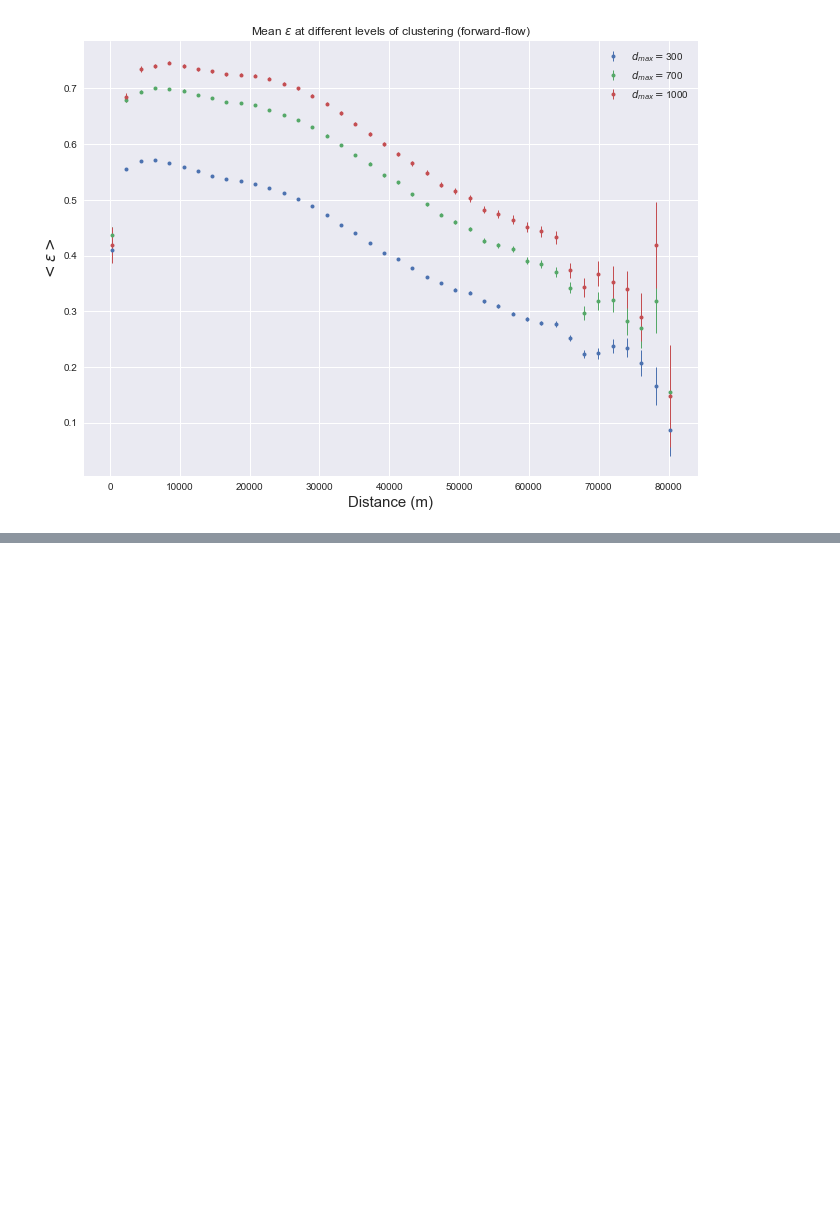
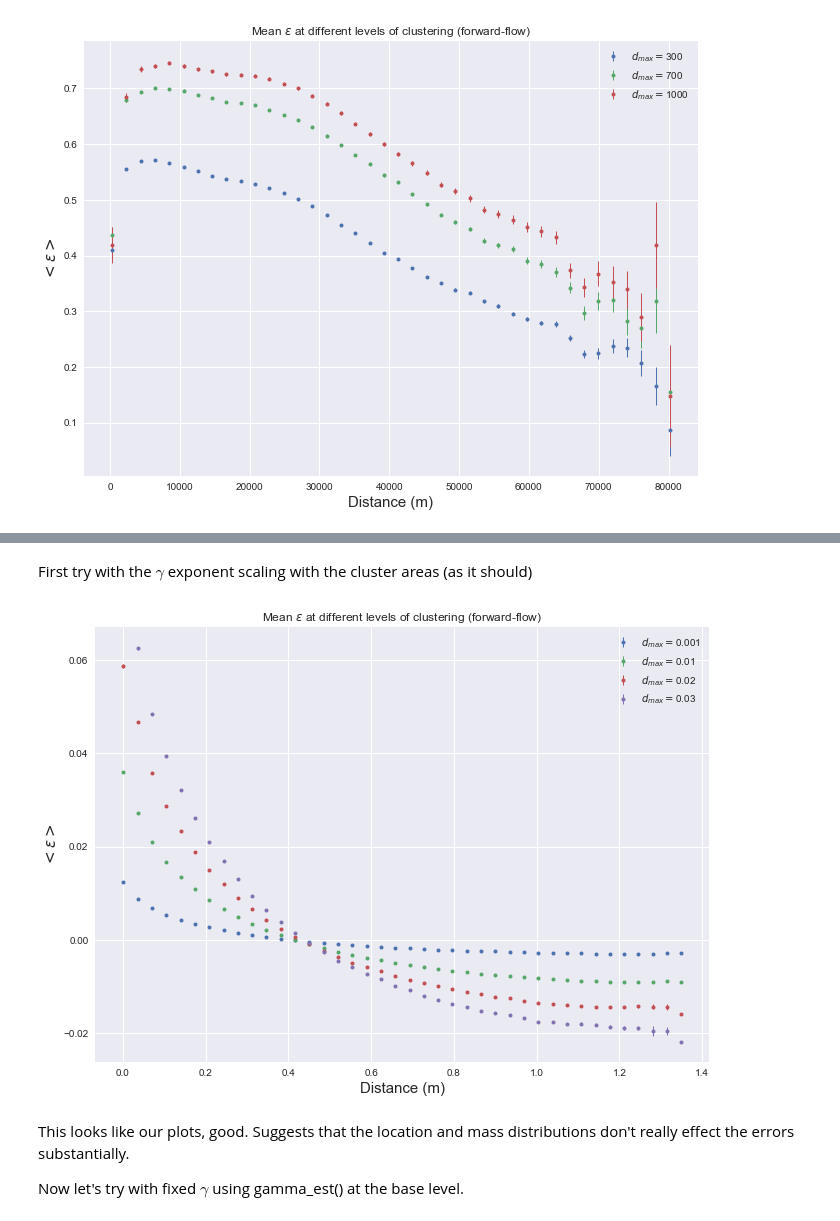
Before and after one commit to jbremz/human_mob, a Jupyter notebook: Notebooks/JB Log/Week 14 - 29.1.18.ipynb, the cells around one changed output, grey strips where cells are left out. Drawn from its saved outputs; the diff is of its cells as text; code cells hidden in the pictures; blank space fills up the shorter version.

```diff
--- a/Notebooks/JB Log/Week 14 - 29.1.18.ipynb
+++ b/Notebooks/JB Log/Week 14 - 29.1.18.ipynb
@@ -97,0 +107,20 @@ plt.show()
+# %%
+p = pop_random(2000)
+unitArea = 1/2000 # just use average unit area over 1x1 square
+p.locArea = np.ones(len(p.locCoords))*unitArea
+# %%
+d_maxs = [0.001, 0.01, 0.02, 0.03, 0.04] # these are on the typical length scale
+h = pop_hier(p, d_maxs)
+# %% [markdown]
+First try with the $\gamma$ exponent scaling with the cluster areas (as it should)
+# %%
+epsList, DMList = eps_hier(h, model='g')
+# %%
+eps_distance_hier(epsList, DMList, d_maxs, 40)
+plt.show()
+# %% [output]
+[figure, added]
+# %% [markdown]
+This looks like our plots, good. Suggests that the location and mass distributions don't really effect the errors substantially.
+
+Now let's try with fixed $\gamma$ using gamma_est() at the base level.
```
Also changed, not shown: parts of 10 cells of this notebook, 3 other files.
